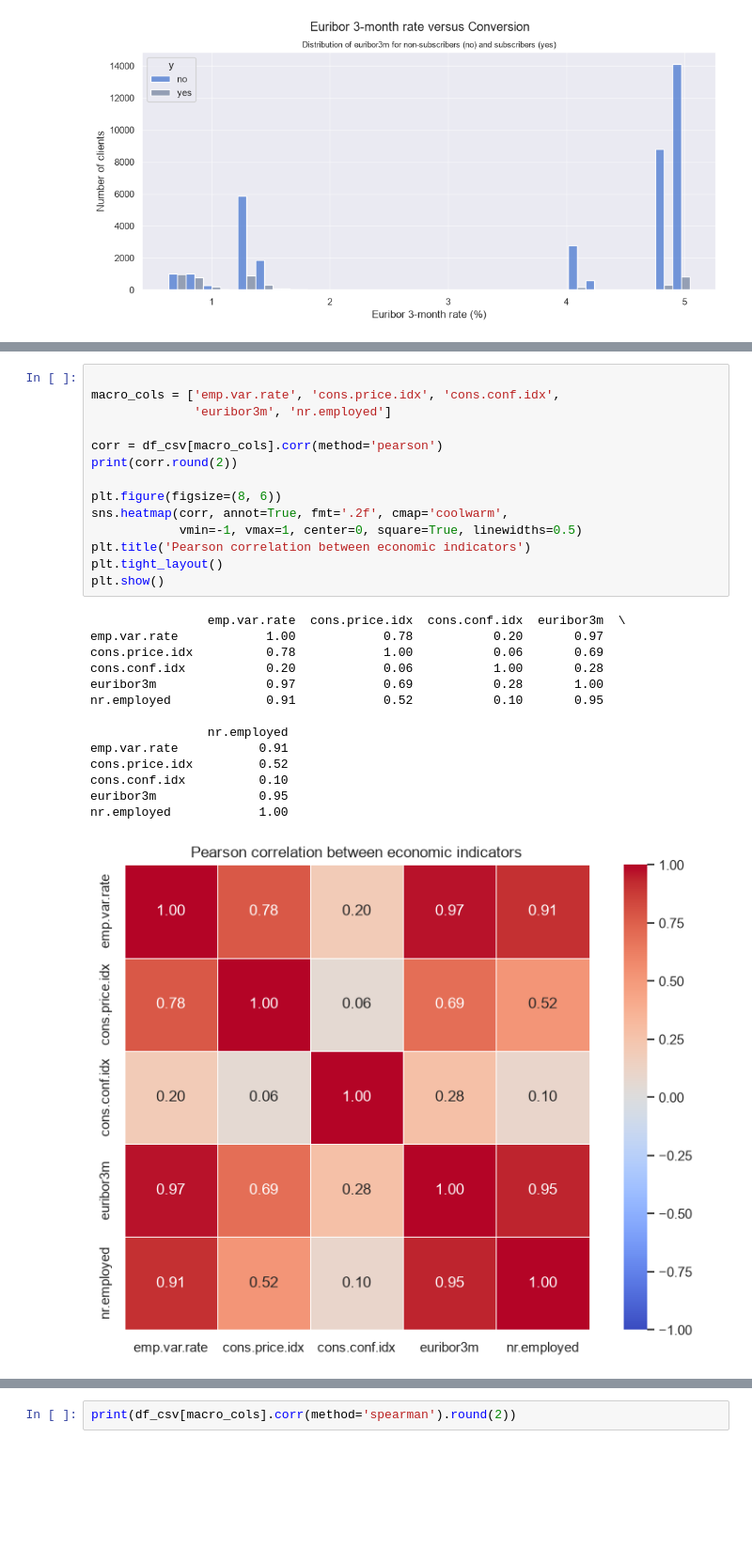
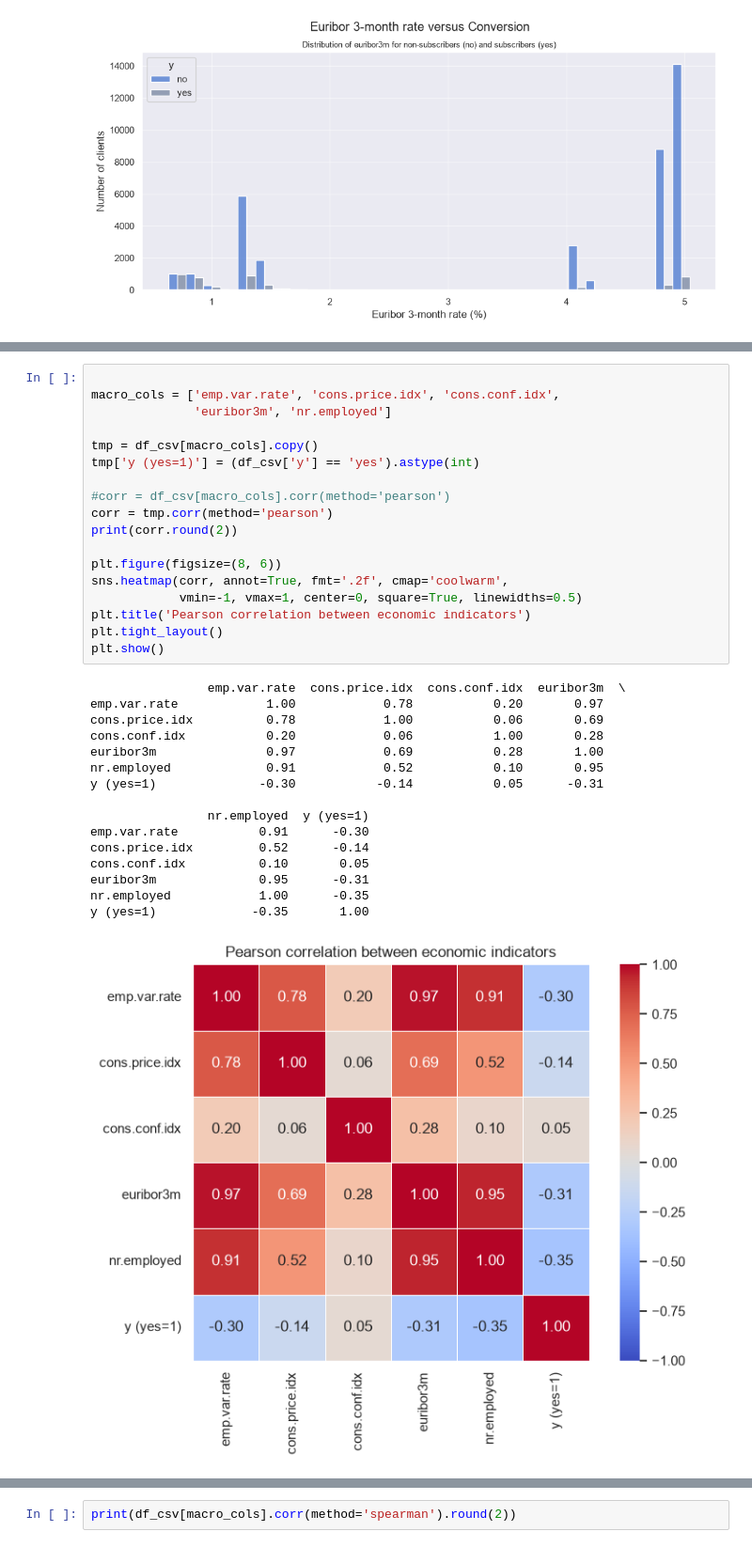
Before and after one commit to anoopungrd/sgh-advanced-analytics-big-data, a Jupyter notebook: semester-1/data-mining/project/code/Bank_Marketing_Notebook.ipynb, the cells around one changed output, grey strips where cells are left out. Shown at 94% size. Cells and saved outputs as stored; diff of their text form; blank space fills up the shorter version.

```diff
--- a/semester-1/data-mining/project/code/Bank_Marketing_Notebook.ipynb
+++ b/semester-1/data-mining/project/code/Bank_Marketing_Notebook.ipynb
@@ -728,29 +724,35 @@ plt.show()
 # %%
 
 macro_cols = ['emp.var.rate', 'cons.price.idx', 'cons.conf.idx',
               'euribor3m', 'nr.employed']
 
-corr = df_csv[macro_cols].corr(method='pearson')
+tmp = df_csv[macro_cols].copy()
+tmp['y (yes=1)'] = (df_csv['y'] == 'yes').astype(int)
+
+#corr = df_csv[macro_cols].corr(method='pearson')
+corr = tmp.corr(method='pearson')
 print(corr.round(2))
 
 plt.figure(figsize=(8, 6))
 sns.heatmap(corr, annot=True, fmt='.2f', cmap='coolwarm',
             vmin=-1, vmax=1, center=0, square=True, linewidths=0.5)
 plt.title('Pearson correlation between economic indicators')
 plt.tight_layout()
 plt.show()
 # %% [output]
                 emp.var.rate  cons.price.idx  cons.conf.idx  euribor3m  \
 emp.var.rate            1.00            0.78           0.20       0.97
 cons.price.idx          0.78            1.00           0.06       0.69
 cons.conf.idx           0.20            0.06           1.00       0.28
 euribor3m               0.97            0.69           0.28       1.00
 nr.employed             0.91            0.52           0.10       0.95
+y (yes=1)              -0.30           -0.14           0.05      -0.31
 
-                nr.employed
-emp.var.rate           0.91
-cons.price.idx         0.52
-cons.conf.idx          0.10
-euribor3m              0.95
-nr.employed            1.00
+                nr.employed  y (yes=1)
+emp.var.rate           0.91      -0.30
+cons.price.idx         0.52      -0.14
+cons.conf.idx          0.10       0.05
+euribor3m              0.95      -0.31
+nr.employed            1.00      -0.35
+y (yes=1)             -0.35       1.00
-[figure, old version]
+[figure, new version]
```
Also changed, not shown: parts of 36 cells of this notebook, 6 other files.
